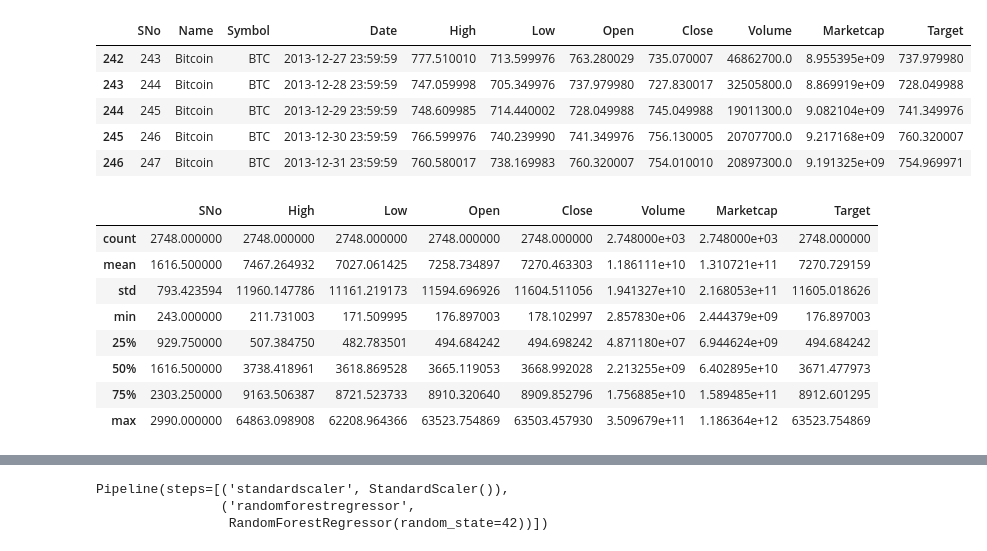
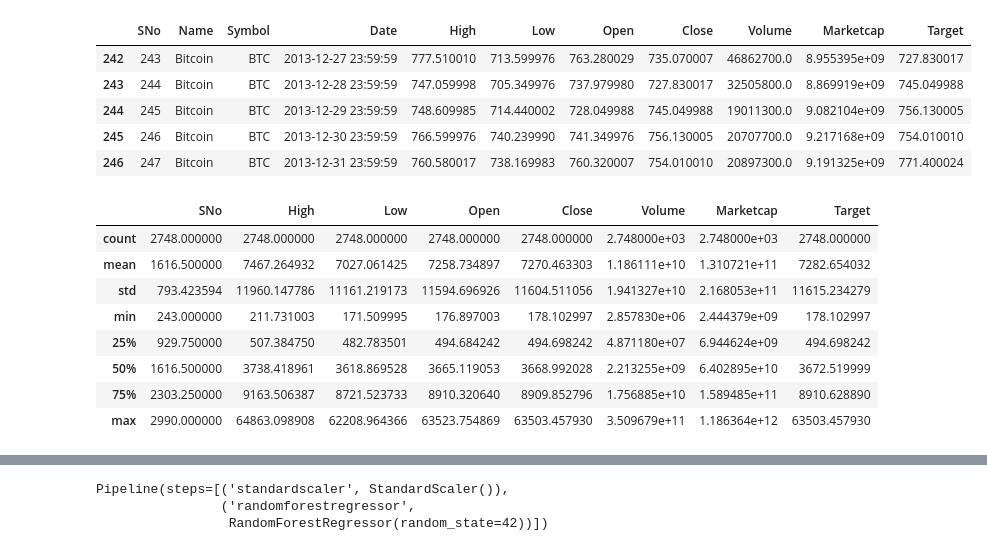
Before and after one commit to anjun-c/ml-stock-prediction, a Jupyter notebook: src/predict.ipynb, the cells around one changed output, grey strips where cells are left out. Drawn from its saved outputs; the diff is of its cells as text; code cells hidden in the pictures.

```diff
--- a/src/predict.ipynb
+++ b/src/predict.ipynb
@@ -10,29 +10,29 @@ from sklearn.pipeline import make_pipeline
 # %%
 data = pd.read_csv('../data/coin_Bitcoin.csv')
 # %%
-data["Target"] = data["Open"].shift(-1)
+data['Target'] = data['Close'].shift(-1)
 data = data.loc[~(data == 0).any(axis=1)]
 data.dropna(inplace=True)
 data.head()
 # %% [output]
 |  | SNo | Name | Symbol | Date | High | Low | Open | Close | Volume | Marketcap | Target |
-| 242 | 243 | Bitcoin | BTC | 2013-12-27 23:59:59 | 777.510010 | 713.599976 | 763.280029 | 735.070007 | 46862700.0 | 8.955395e+09 | 737.979980 |
-| 243 | 244 | Bitcoin | BTC | 2013-12-28 23:59:59 | 747.059998 | 705.349976 | 737.979980 | 727.830017 | 32505800.0 | 8.869919e+09 | 728.049988 |
-| 244 | 245 | Bitcoin | BTC | 2013-12-29 23:59:59 | 748.609985 | 714.440002 | 728.049988 | 745.049988 | 19011300.0 | 9.082104e+09 | 741.349976 |
-| 245 | 246 | Bitcoin | BTC | 2013-12-30 23:59:59 | 766.599976 | 740.239990 | 741.349976 | 756.130005 | 20707700.0 | 9.217168e+09 | 760.320007 |
-| 246 | 247 | Bitcoin | BTC | 2013-12-31 23:59:59 | 760.580017 | 738.169983 | 760.320007 | 754.010010 | 20897300.0 | 9.191325e+09 | 754.969971 |
+| 242 | 243 | Bitcoin | BTC | 2013-12-27 23:59:59 | 777.510010 | 713.599976 | 763.280029 | 735.070007 | 46862700.0 | 8.955395e+09 | 727.830017 |
+| 243 | 244 | Bitcoin | BTC | 2013-12-28 23:59:59 | 747.059998 | 705.349976 | 737.979980 | 727.830017 | 32505800.0 | 8.869919e+09 | 745.049988 |
+| 244 | 245 | Bitcoin | BTC | 2013-12-29 23:59:59 | 748.609985 | 714.440002 | 728.049988 | 745.049988 | 19011300.0 | 9.082104e+09 | 756.130005 |
+| 245 | 246 | Bitcoin | BTC | 2013-12-30 23:59:59 | 766.599976 | 740.239990 | 741.349976 | 756.130005 | 20707700.0 | 9.217168e+09 | 754.010010 |
+| 246 | 247 | Bitcoin | BTC | 2013-12-31 23:59:59 | 760.580017 | 738.169983 | 760.320007 | 754.010010 | 20897300.0 | 9.191325e+09 | 771.400024 |
 # %%
 data.describe()
 # %% [output]
 |  | SNo | High | Low | Open | Close | Volume | Marketcap | Target |
 | count | 2748.000000 | 2748.000000 | 2748.000000 | 2748.000000 | 2748.000000 | 2.748000e+03 | 2.748000e+03 | 2748.000000 |
-| mean | 1616.500000 | 7467.264932 | 7027.061425 | 7258.734897 | 7270.463303 | 1.186111e+10 | 1.310721e+11 | 7270.729159 |
-| std | 793.423594 | 11960.147786 | 11161.219173 | 11594.696926 | 11604.511056 | 1.941327e+10 | 2.168053e+11 | 11605.018626 |
-| min | 243.000000 | 211.731003 | 171.509995 | 176.897003 | 178.102997 | 2.857830e+06 | 2.444379e+09 | 176.897003 |
-| 25% | 929.750000 | 507.384750 | 482.783501 | 494.684242 | 494.698242 | 4.871180e+07 | 6.944624e+09 | 494.684242 |
-| 50% | 1616.500000 | 3738.418961 | 3618.869528 | 3665.119053 | 3668.992028 | 2.213255e+09 | 6.402895e+10 | 3671.477973 |
-| 75% | 2303.250000 | 9163.506387 | 8721.523733 | 8910.320640 | 8909.852796 | 1.756885e+10 | 1.589485e+11 | 8912.601295 |
-| max | 2990.000000 | 64863.098908 | 62208.964366 | 63523.754869 | 63503.457930 | 3.509679e+11 | 1.186364e+12 | 63523.754869 |
+| mean | 1616.500000 | 7467.264932 | 7027.061425 | 7258.734897 | 7270.463303 | 1.186111e+10 | 1.310721e+11 | 7282.654032 |
+| std | 793.423594 | 11960.147786 | 11161.219173 | 11594.696926 | 11604.511056 | 1.941327e+10 | 2.168053e+11 | 11615.234279 |
+| min | 243.000000 | 211.731003 | 171.509995 | 176.897003 | 178.102997 | 2.857830e+06 | 2.444379e+09 | 178.102997 |
+| 25% | 929.750000 | 507.384750 | 482.783501 | 494.684242 | 494.698242 | 4.871180e+07 | 6.944624e+09 | 494.698242 |
+| 50% | 1616.500000 | 3738.418961 | 3618.869528 | 3665.119053 | 3668.992028 | 2.213255e+09 | 6.402895e+10 | 3672.519999 |
+| 75% | 2303.250000 | 9163.506387 | 8721.523733 | 8910.320640 | 8909.852796 | 1.756885e+10 | 1.589485e+11 | 8910.628890 |
+| max | 2990.000000 | 64863.098908 | 62208.964366 | 63523.754869 | 63503.457930 | 3.509679e+11 | 1.186364e+12 | 63503.457930 |
 # %%
 data.tail()
 # %% [output]
```
Also changed, not shown: parts of 5 cells of this notebook, 2 other files.
